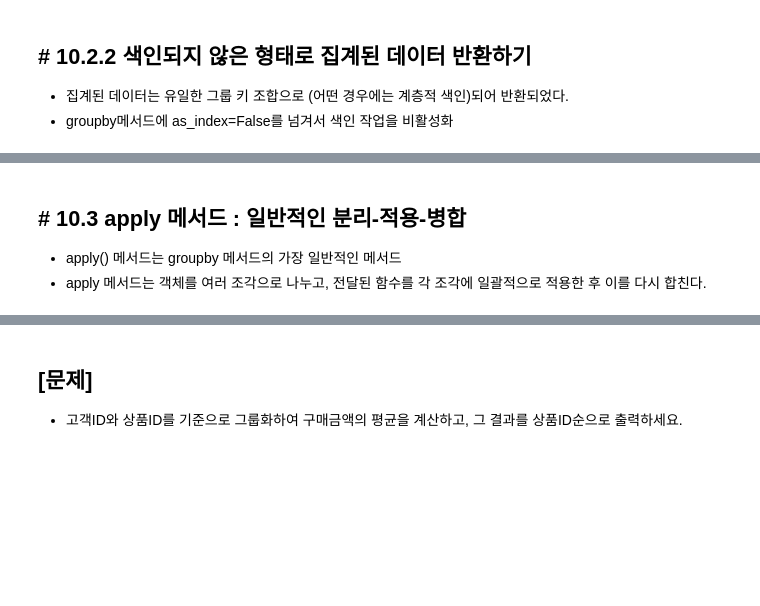
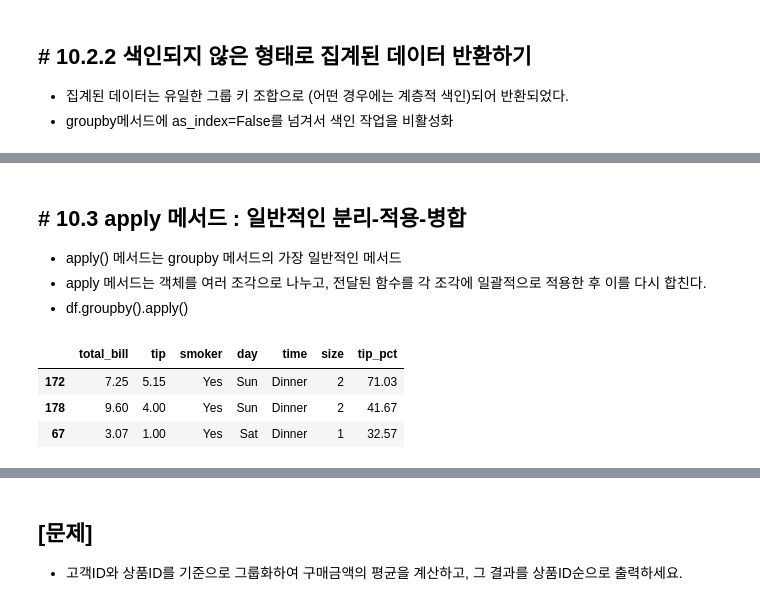
Before and after one commit to Suhwonhu/python_basic_2, a Jupyter notebook: data_analysis_05_01_class.ipynb, the cells around one changed output, grey strips where cells are left out. Cells and saved outputs as stored; diff of their text form; code cells hidden in the pictures; blank space fills up the shorter version.

```diff
--- a/data_analysis_05_01_class.ipynb
+++ b/data_analysis_05_01_class.ipynb
@@ -572,10 +744,16 @@ grouped.mean(numeric_only=True)
 ## # 10.3 apply 메서드 : 일반적인 분리-적용-병합
 * apply() 메서드는 groupby 메서드의 가장 일반적인 메서드
 * apply 메서드는 객체를 여러 조각으로 나누고, 전달된 함수를 각 조각에 일괄적으로 적용한 후 이를 다시 합친다.
+* df.groupby().apply()
 # %%
 # 특정 열에서 가장 큰 값을 갖는 행을 선택하는 함수 정의
 def top(df, n=5, column="tip_pct"):
-    return df.sort_values(column, ascending=False)[:n]
-top(tips, n=6)
+    return df.sort_values(column, ascending=False)[:n] #내림차순인지오름차순인지물ㅇ본거죠?
+top(tips, n=3) #n의 값을 생략할경우 위에 저힌대로 5개불러오는거고 아니면 뭐 초기화해서 어쩌꼬저쩌고~~ 인덱스 안바꿀ㄲ거니까 더 건들것도없고...~~~
+# %% [output]
+|  | total_bill | tip | smoker | day | time | size | tip_pct |
+| 172 | 7.25 | 5.15 | Yes | Sun | Dinner | 2 | 71.03 |
+| 178 | 9.60 | 4.00 | Yes | Sun | Dinner | 2 | 41.67 |
+| 67 | 3.07 | 1.00 | Yes | Sat | Dinner | 1 | 32.57 |
 # %%
 tips.groupby(["smoker", "day"]).apply(top, n=1, column="total_bill")
```
Also changed, not shown: parts of 32 cells of this notebook.
